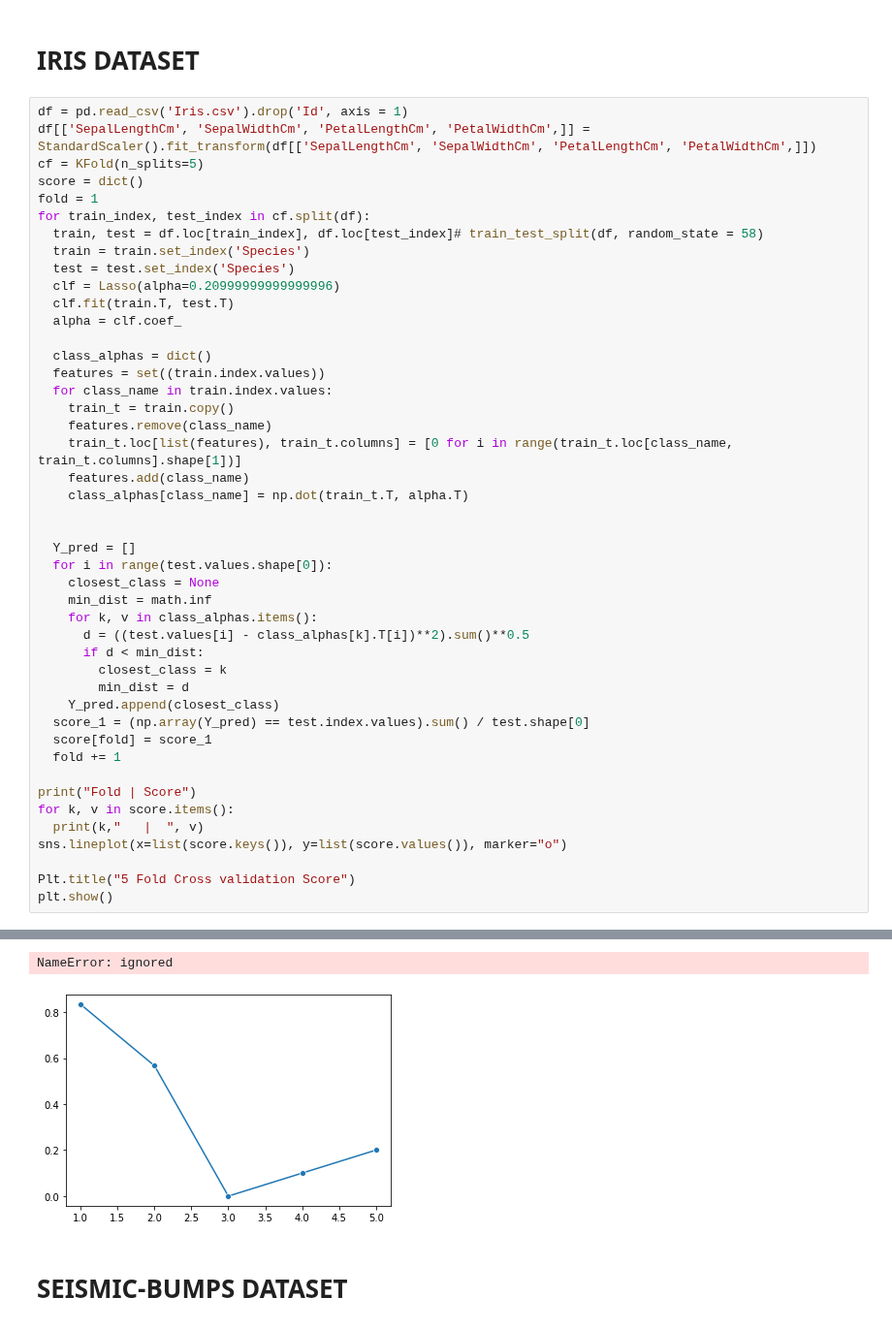
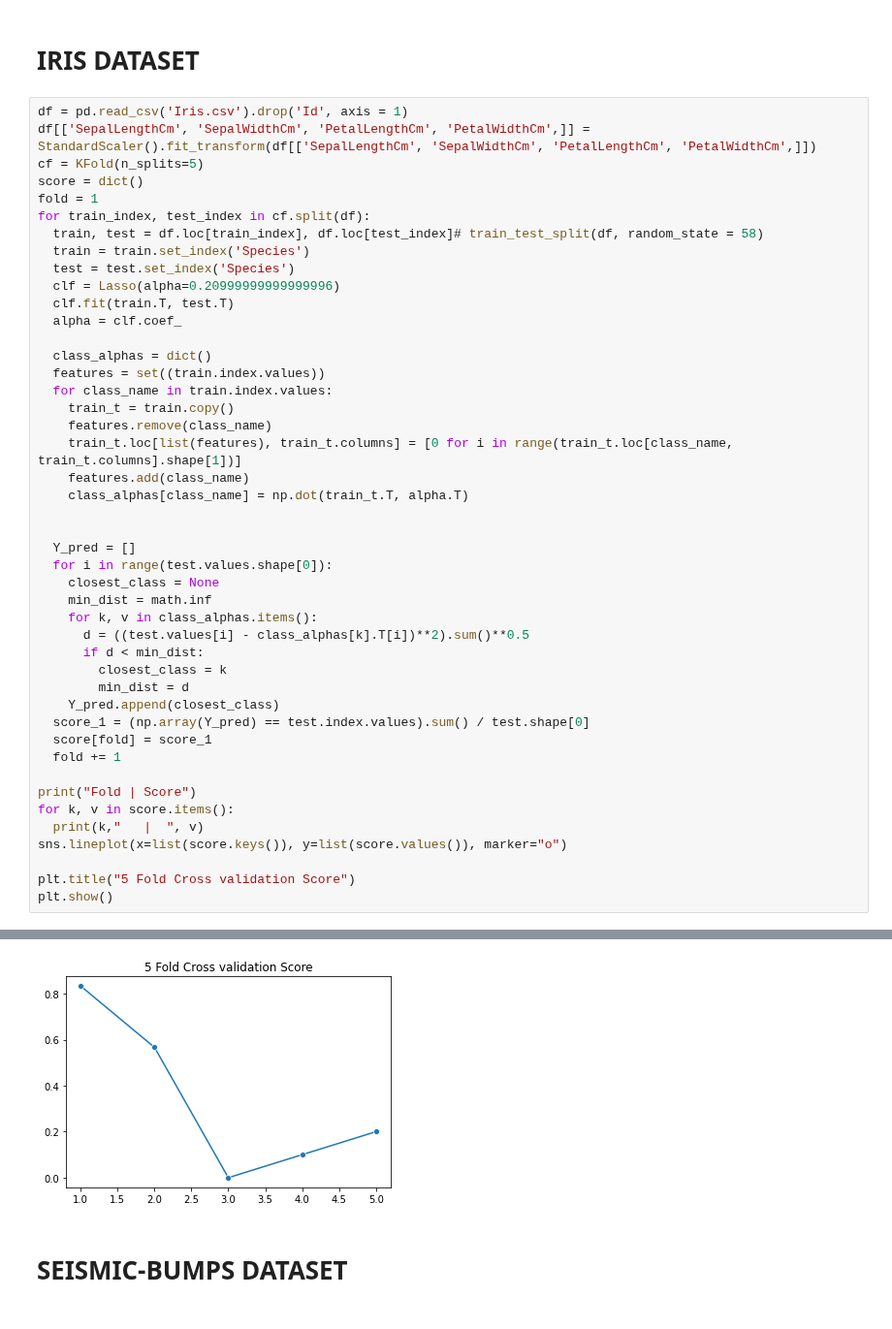
Before and after one commit to rajeshsharma98/Algorithms_from_scratch, a Jupyter notebook: Sparse_Representation_based_Classification/SRC.ipynb, the cells around one changed output, grey strips where cells are left out. Shown at 97% size. Saved outputs shown, nothing was run; the diff lists cells and outputs as text.

```diff
--- a/Sparse_Representation_based_Classification/SRC.ipynb
+++ b/Sparse_Representation_based_Classification/SRC.ipynb
@@ -120,36 +120,35 @@ for train_index, test_index in cf.split(df):
     class_alphas[class_name] = np.dot(train_t.T, alpha.T)
 
 
   Y_pred = []
   for i in range(test.values.shape[0]):
     closest_class = None
     min_dist = math.inf
     for k, v in class_alphas.items():
       d = ((test.values[i] - class_alphas[k].T[i])**2).sum()**0.5
       if d < min_dist:
         closest_class = k
         min_dist = d
     Y_pred.append(closest_class)
   score_1 = (np.array(Y_pred) == test.index.values).sum() / test.shape[0]
   score[fold] = score_1
   fold += 1
 
 print("Fold | Score")
 for k, v in score.items():
   print(k,"   |  ", v)
 sns.lineplot(x=list(score.keys()), y=list(score.values()), marker="o")
 
-Plt.title("5 Fold Cross validation Score")
+plt.title("5 Fold Cross validation Score")
 plt.show()
 # %% [output]
 Fold | Score
 1    |   0.8333333333333334
 2    |   0.5666666666666667
 3    |   0.0
 4    |   0.1
 5    |   0.2
-NameError: ignored
-[figure, old version]
+[figure, new version]
 # %% [markdown]
 # SEISMIC-BUMPS DATASET
 # %%
```
Also changed, not shown: parts of 2 cells of this notebook.
